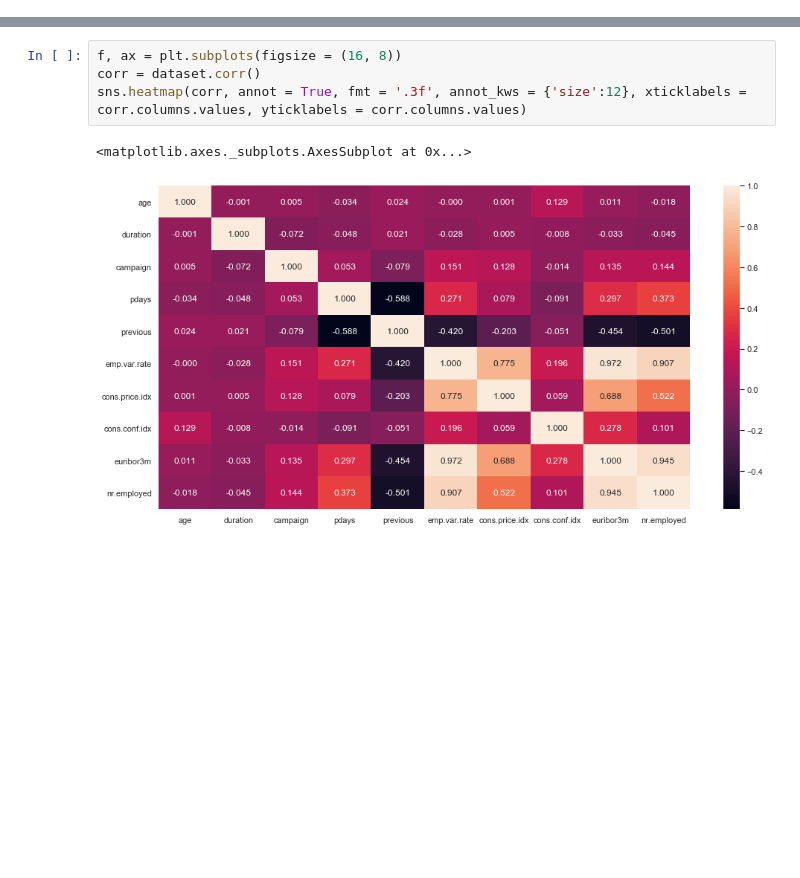
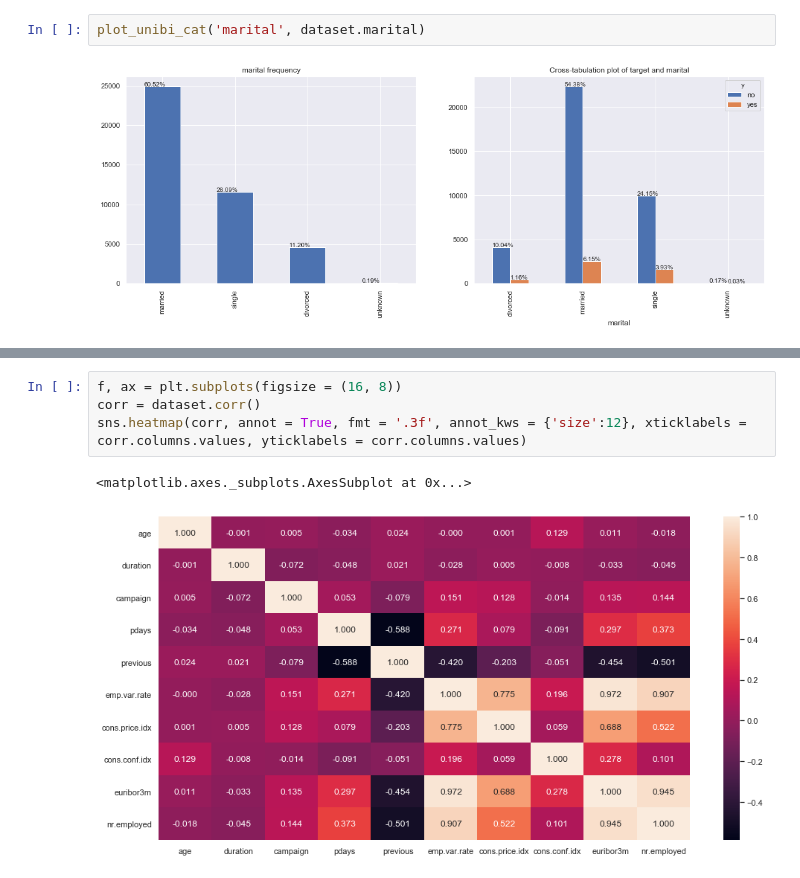
Before and after one commit to Kiiru-Anastasia/10acadWeeklyChallenges, a Jupyter notebook: Week6/notebooks/Term_Deposit.Predictive_Model.ipynb, the cells around one changed output, grey strips where cells are left out. Drawn from its saved outputs; the diff is of its cells as text; blank space fills up the shorter version.

```diff
--- a/Week6/notebooks/Term_Deposit.Predictive_Model.ipynb
+++ b/Week6/notebooks/Term_Deposit.Predictive_Model.ipynb
@@ -74,0 +240,4 @@ dataset.head()
+# %%
+plot_unibi_cat('marital', dataset.marital)
+# %% [output]
+[figure, added]
```
Also changed, not shown: parts of 92 cells of this notebook, 16 other files.
